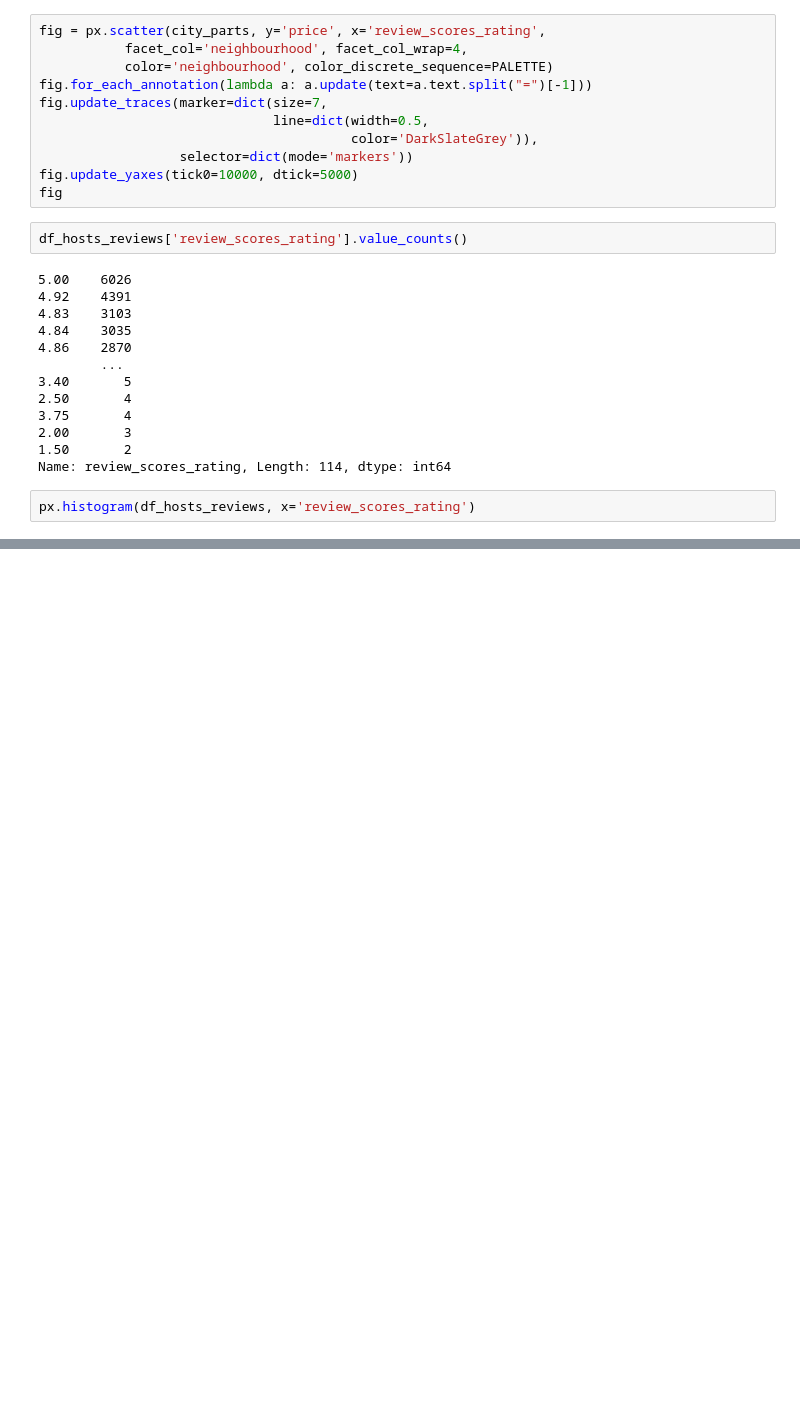
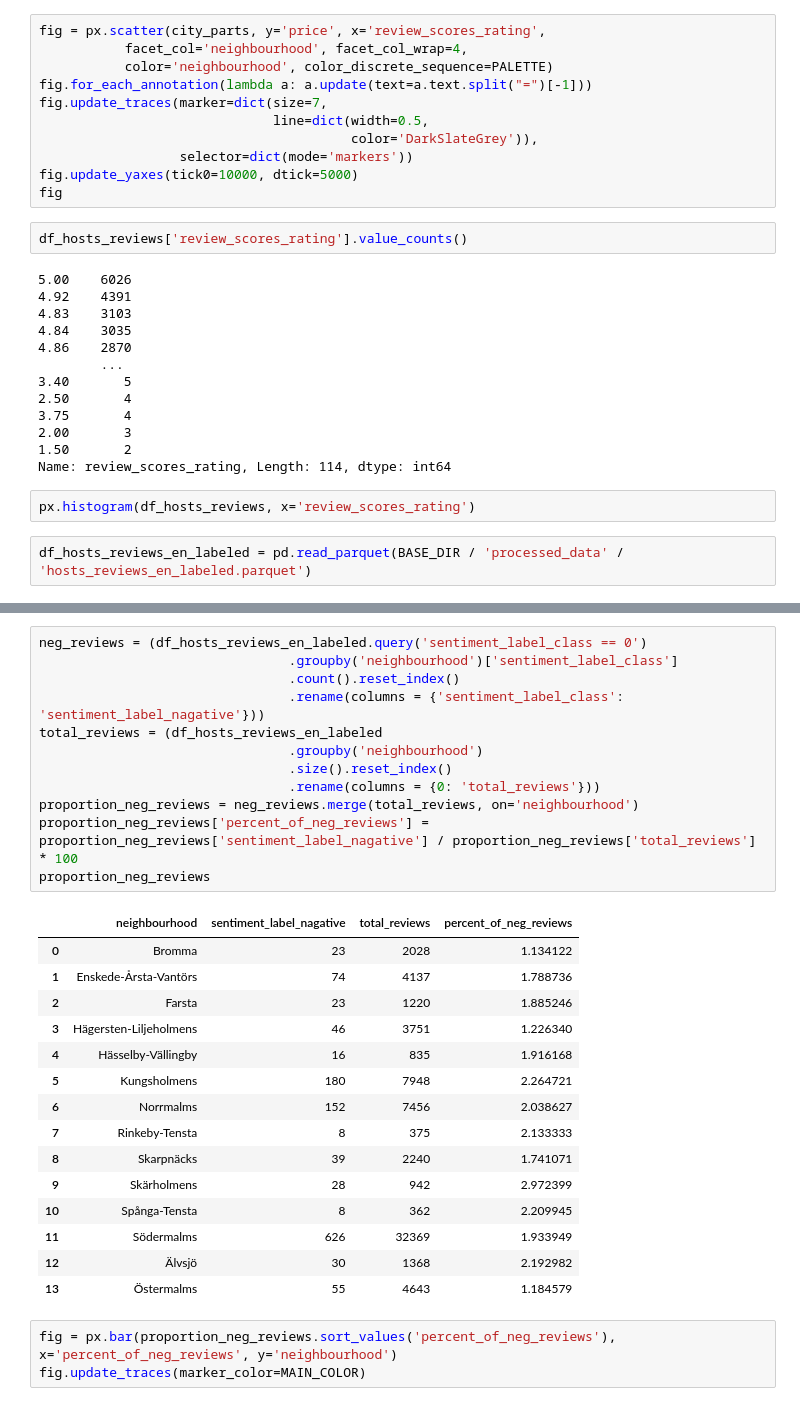
Before and after one commit to TanjaDS/Examensarbete_Airbnb, a Jupyter notebook: transformation_and_EDA/EDA.ipynb, the cells around one changed output, grey strips where cells are left out. Saved outputs shown, nothing was run; the diff lists cells and outputs as text; blank space fills up the shorter version.

```diff
--- a/transformation_and_EDA/EDA.ipynb
+++ b/transformation_and_EDA/EDA.ipynb
@@ -116,3 +105,5 @@ df_hosts_reviews['review_scores_rating'].value_counts()
 Name: review_scores_rating, Length: 114, dtype: int64
 # %%
 px.histogram(df_hosts_reviews, x='review_scores_rating')
+# %%
+df_hosts_reviews_en_labeled = pd.read_parquet(BASE_DIR / 'processed_data' / 'hosts_reviews_en_labeled.parquet')
@@ -118,0 +116,31 @@ px.histogram(df_hosts_reviews, x='review_scores_rating')
+# %%
+neg_reviews = (df_hosts_reviews_en_labeled.query('sentiment_label_class == 0')
+                                .groupby('neighbourhood')['sentiment_label_class']
+                                .count().reset_index()
+                                .rename(columns = {'sentiment_label_class': 'sentiment_label_nagative'}))
+total_reviews = (df_hosts_reviews_en_labeled
+                                .groupby('neighbourhood')
+                                .size().reset_index()
+                                .rename(columns = {0: 'total_reviews'}))
+proportion_neg_reviews = neg_reviews.merge(total_reviews, on='neighbourhood')
+proportion_neg_reviews['percent_of_neg_reviews'] = proportion_neg_reviews['sentiment_label_nagative'] / proportion_neg_reviews['total_reviews'] * 100
+proportion_neg_reviews
+# %% [output]
+|  | neighbourhood | sentiment_label_nagative | total_reviews | percent_of_neg_reviews |
+| 0 | Bromma | 23 | 2028 | 1.134122 |
+| 1 | Enskede-Årsta-Vantörs | 74 | 4137 | 1.788736 |
+| 2 | Farsta | 23 | 1220 | 1.885246 |
+| 3 | Hägersten-Liljeholmens | 46 | 3751 | 1.226340 |
+| 4 | Hässelby-Vällingby | 16 | 835 | 1.916168 |
+| 5 | Kungsholmens | 180 | 7948 | 2.264721 |
+| 6 | Norrmalms | 152 | 7456 | 2.038627 |
+| 7 | Rinkeby-Tensta | 8 | 375 | 2.133333 |
+| 8 | Skarpnäcks | 39 | 2240 | 1.741071 |
+| 9 | Skärholmens | 28 | 942 | 2.972399 |
+| 10 | Spånga-Tensta | 8 | 362 | 2.209945 |
+| 11 | Södermalms | 626 | 32369 | 1.933949 |
+| 12 | Älvsjö | 30 | 1368 | 2.192982 |
+| 13 | Östermalms | 55 | 4643 | 1.184579 |
+# %%
+fig = px.bar(proportion_neg_reviews.sort_values('percent_of_neg_reviews'), x='percent_of_neg_reviews', y='neighbourhood')
+fig.update_traces(marker_color=MAIN_COLOR)
```
Also changed, not shown: parts of 2 cells of this notebook, 15 other files.
